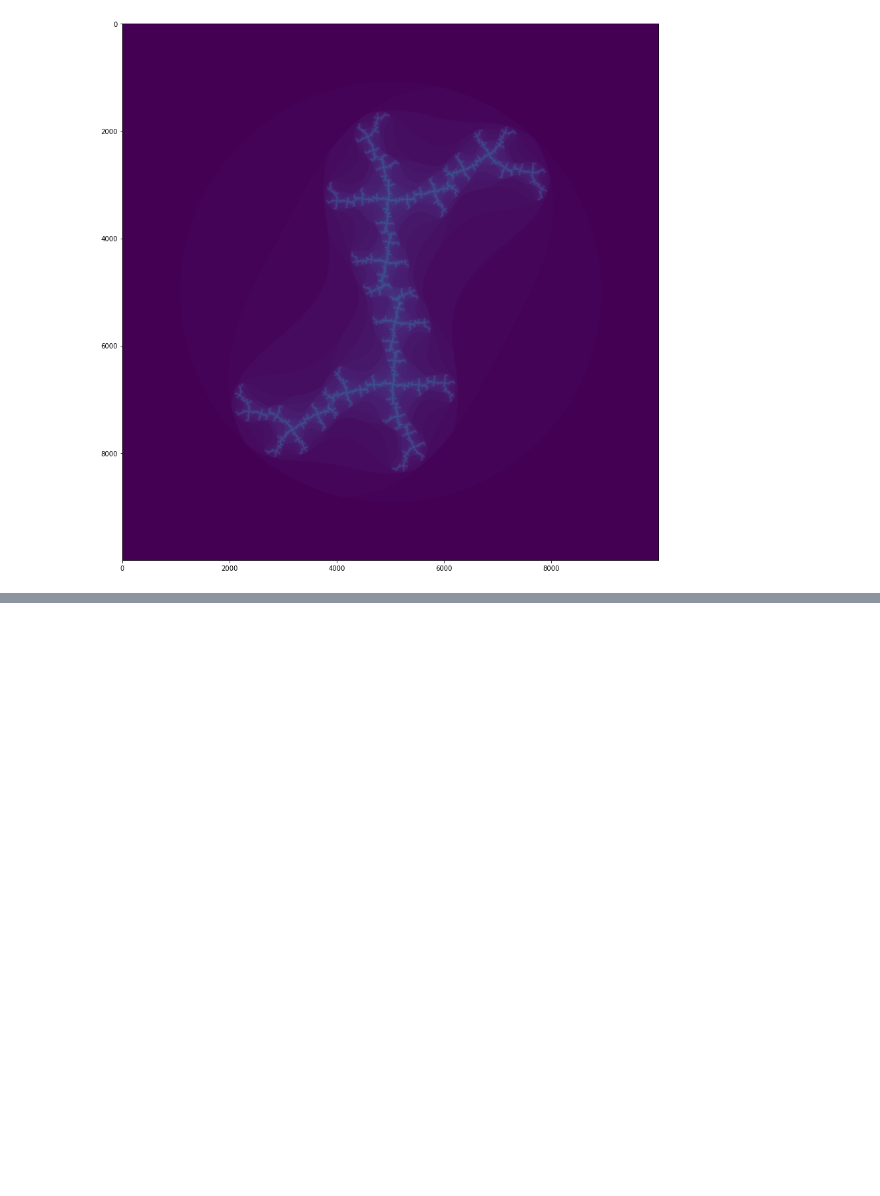
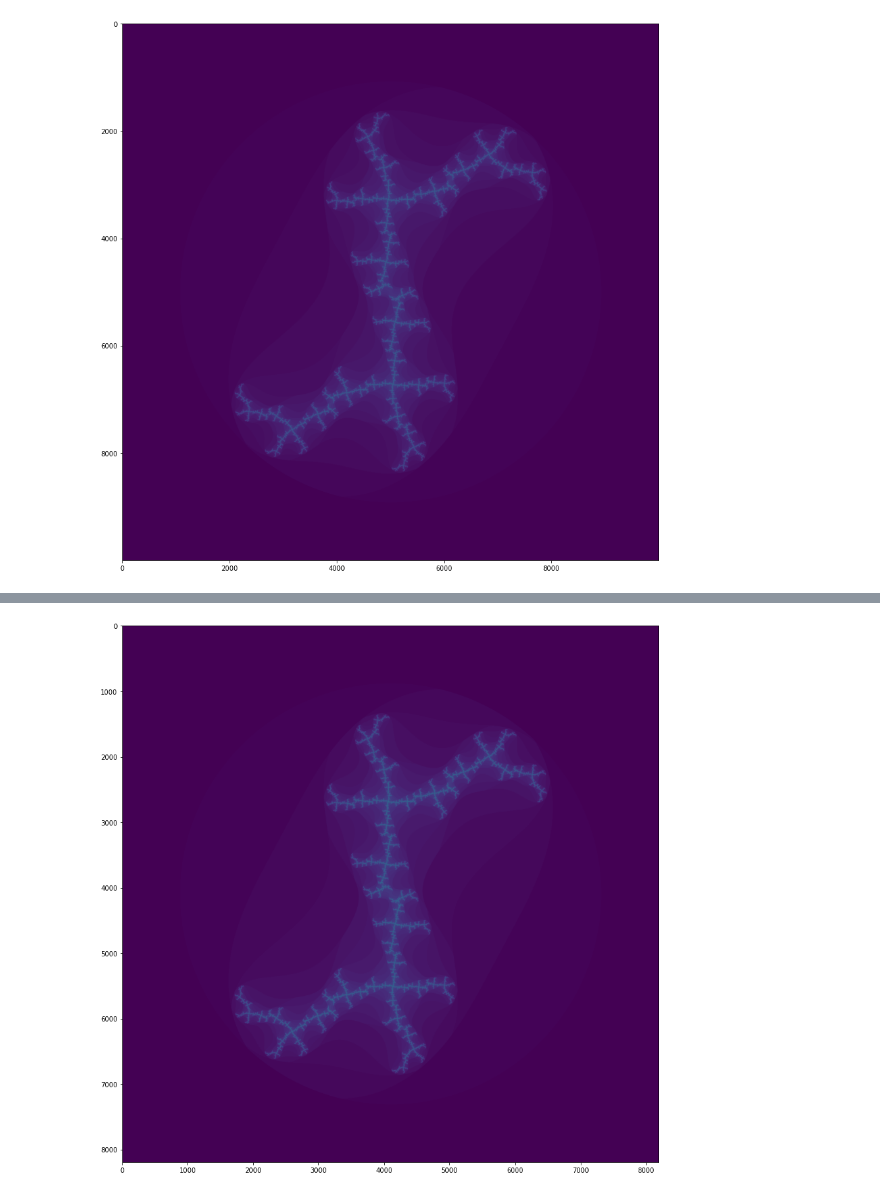
Before and after one commit to gjbex/Python-for-HPC, a Jupyter notebook: source-code/gpu/numba.ipynb, the cells around one changed output, grey strips where cells are left out. Saved outputs shown, nothing was run; the diff lists cells and outputs as text; code cells hidden in the pictures; blank space fills up the shorter version.

```diff
--- a/source-code/gpu/numba.ipynb
+++ b/source-code/gpu/numba.ipynb
@@ -273,0 +290,10 @@ _ = axes.imshow(image.copy_to_host())
+# %%
+nr_blocks = 512
+nr_threads_per_dim = 16
+nr_threads_per_block = nr_threads_per_dim**2
+# %%
+n = nr_blocks*nr_threads_per_dim
+x = np.linspace(-1.8, 1.8, n, dtype=np.float32)
+y = np.linspace(-1.8, 1.8, n, dtype=np.float32)
+X, Y = np.meshgrid(x, y)
+z = X + 1.0j*Y
@@ -273,0 +303,4 @@ _ = axes.imshow(image.copy_to_host())
+# %%
+dev_z = cuda.to_device(z)
+result = np.zeros(z.shape, dtype=np.uint8)
+dev_result = cuda.to_device(result)
@@ -273,0 +309,6 @@ _ = axes.imshow(image.copy_to_host())
+# %%
+figure, axes = plt.subplots(figsize=(15, 15))
+axes.set_aspect('equal')
+_ = axes.imshow(dev_result.copy_to_host())
+# %% [output]
+[figure, added]
```
Also changed, not shown: parts of 13 cells of this notebook.
